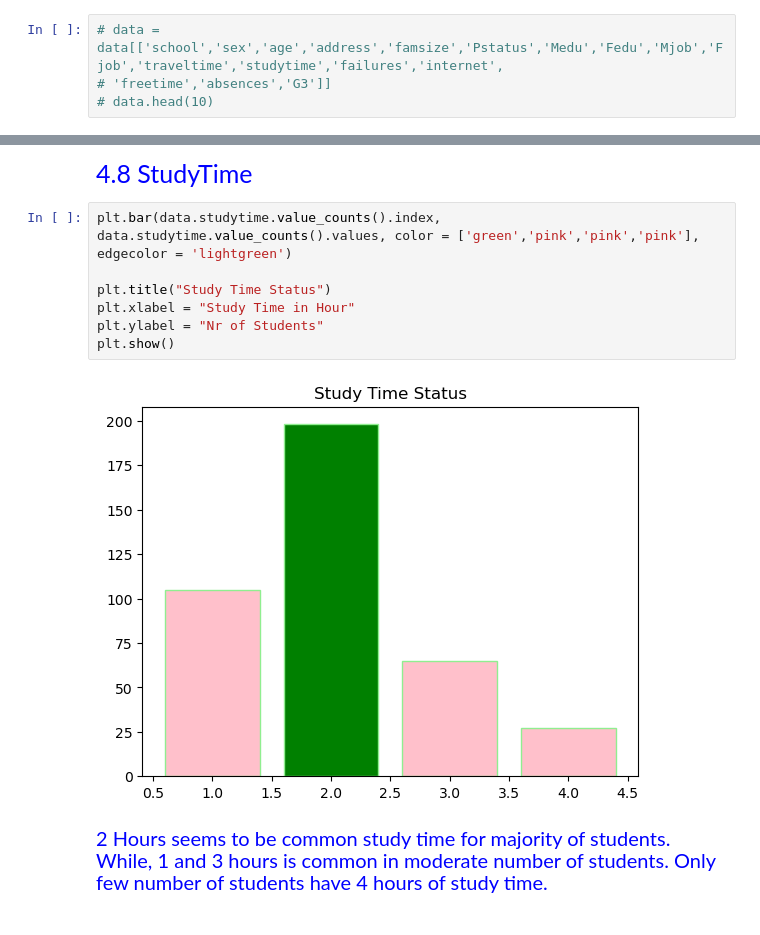
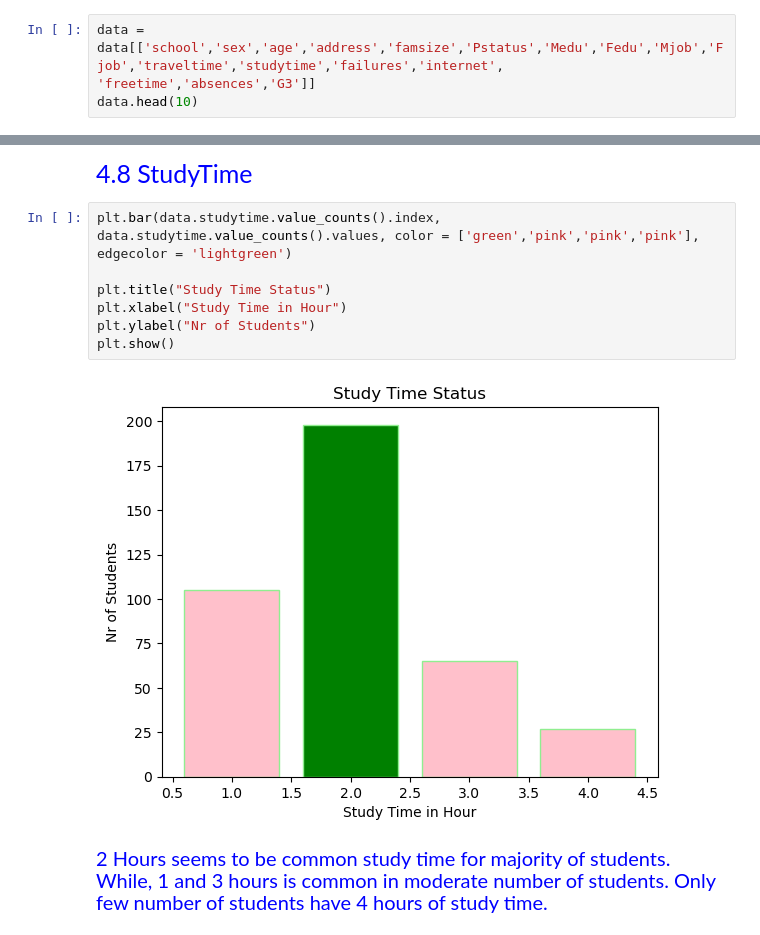
Before and after one commit to Kartika-Nidhi/DS_projects, a Jupyter notebook: StudentPerformanceAnalysis.ipynb, the cells around one changed output, grey strips where cells are left out. Cells and saved outputs as stored; diff of their text form.

```diff
--- a/StudentPerformanceAnalysis.ipynb
+++ b/StudentPerformanceAnalysis.ipynb
@@ -88,6 +88,6 @@ Index(['school', 'sex', 'age', 'address', 'famsize', 'Pstatus', 'Medu', 'Fedu',
 <div style = "color:blue; font-size:20px">Out of 33 columns,(school, sex, age, address, famsize, Parent Status, Medu, Fedu, Mjob, Fjob, traveltime, studytime
 , failures, internet, freetime, goout, health, absences, G3) will be focused columns for this analysis.
 # %%
-# data = data[['school','sex','age','address','famsize','Pstatus','Medu','Fedu','Mjob','Fjob','traveltime','studytime','failures','internet',
-# 'freetime','absences','G3']]
-# data.head(10)
+data = data[['school','sex','age','address','famsize','Pstatus','Medu','Fedu','Mjob','Fjob','traveltime','studytime','failures','internet',
+'freetime','absences','G3']]
+data.head(10)
@@ -219,12 +230,12 @@ plt.show()
 # %%
 plt.bar(data.studytime.value_counts().index, data.studytime.value_counts().values, color = ['green','pink','pink','pink'], edgecolor = 'lightgreen')
 
 plt.title("Study Time Status")
-plt.xlabel = "Study Time in Hour"
-plt.ylabel = "Nr of Students"
+plt.xlabel("Study Time in Hour")
+plt.ylabel("Nr of Students")
 plt.show()
 # %% [output]
-[figure, old version]
+[figure, new version]
 # %% [markdown]
 <div style = "color:blue; font-size:20px">2 Hours seems to be common study time for majority of students. While, 1 and 3 hours is common in moderate number of students. Only few number of students have 4 hours of study time.
 # %% [markdown]
```
Also changed, not shown: parts of 6 cells of this notebook.
